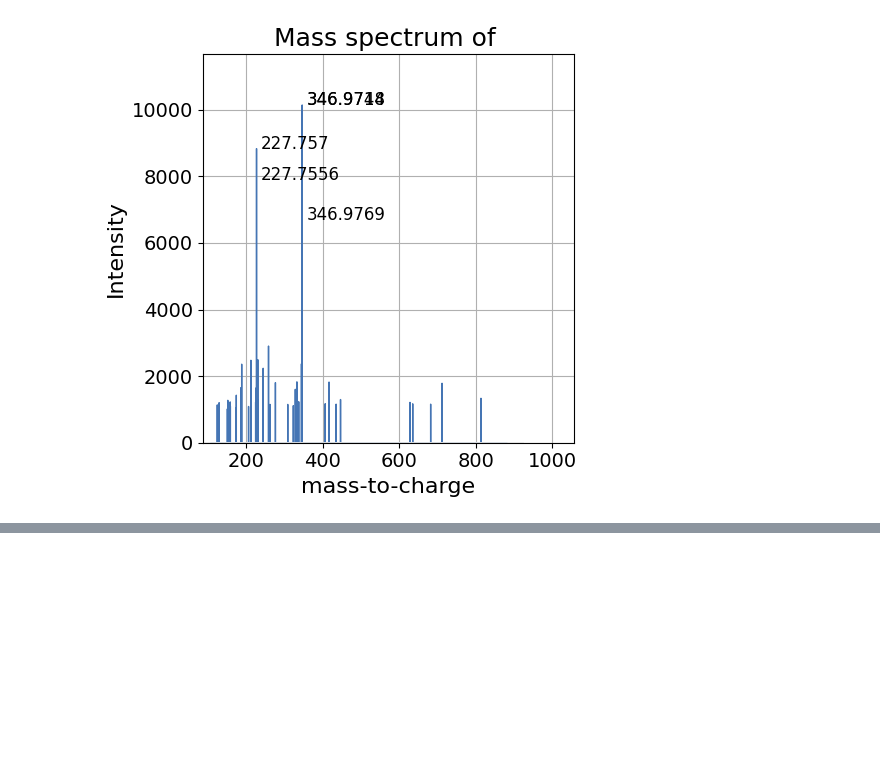
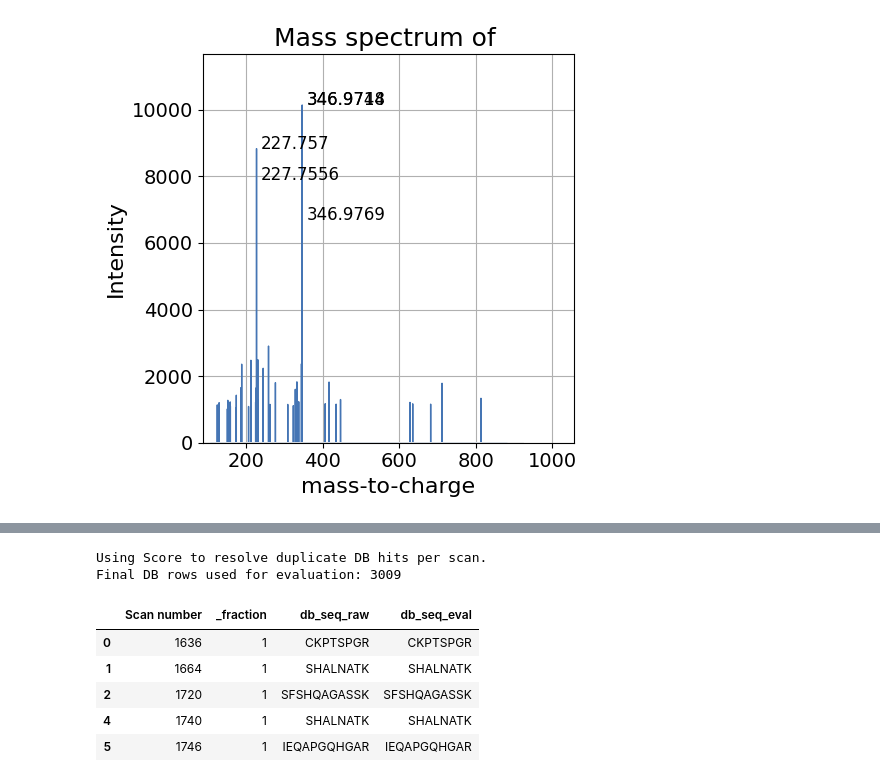
Before and after one commit to raunakpandey1/diffusion-peptide-sequencing, a Jupyter notebook: Peptide_Sequencing.ipynb, the cells around one changed output, grey strips where cells are left out. Cells and saved outputs as stored; diff of their text form; code cells hidden in the pictures; blank space fills up the shorter version.

```diff
--- a/Peptide_Sequencing.ipynb
+++ b/Peptide_Sequencing.ipynb
@@ -206,0 +400,66 @@ row_df.plot(
+# %%
+
+# Clean DB search results
+db_eval = db_combined.copy()
+
+
+db_eval = db_eval.dropna(subset=['Sequence'])
+db_eval = db_eval[db_eval['Sequence'].astype(str).str.strip() != '']
+
+# we will remove contaminants if such a column exists
+if 'Contaminant' in db_eval.columns:
+    contam = db_eval['Contaminant'].astype(str).str.strip().str.lower()
+    db_eval = db_eval[
+        contam.isin(['', 'nan', '0', 'false', 'no']) | db_eval['Contaminant'].isna()
+    ]
+
+# we will keep rank-1 hit if a rank column exists
+rank_candidates = ['Rank', 'Search Engine Rank', 'PSM Rank']
+for col in rank_candidates:
+    if col in db_eval.columns:
+        db_eval[col] = pd.to_numeric(db_eval[col], errors='coerce')
+        db_eval = db_eval[(db_eval[col].isna()) | (db_eval[col] == 1)]
+        print(f'Applied rank filter using column: {col}')
+        break
+
+# we will keep high-confidence IDs if a q-value / FDR column exists
+qval_candidates = ['Percolator q-Value', 'QValue', 'Q-value', 'q-value', 'FDR']
+for col in qval_candidates:
+    if col in db_eval.columns:
+        db_eval[col] = pd.to_numeric(db_eval[col], errors='coerce')
+        before = len(db_eval)
+        db_eval = db_eval[(db_eval[col].isna()) | (db_eval[col] <= 0.01)]
+        print(f'Applied confidence filter using {col} <= 0.01 | kept {len(db_eval)}/{before}')
+        break
+
+# we will Normalize DB peptide strings for fair comparison
+db_eval['db_seq_raw'] = db_eval['Sequence'].astype(str)
+db_eval['db_seq_eval'] = db_eval['db_seq_raw'].apply(normalize_for_unmodified_eval)
+
+# If same scan appears multiple times, keep the first after sorting by available score column
+score_candidates_desc = ['Hyperscore', 'Score', 'XCorr', 'Confidence']
+sort_cols = ['_fraction', 'Scan number']
+ascending = [True, True]
+
+for col in score_candidates_desc:
+    if col in db_eval.columns:
+        db_eval[col] = pd.to_numeric(db_eval[col], errors='coerce')
+        sort_cols.append(col)
+        ascending.append(False)
+        print(f'Using {col} to resolve duplicate DB hits per scan.')
+        break
+
+db_eval = db_eval.sort_values(sort_cols, ascending=ascending)
+db_eval = db_eval.drop_duplicates(subset=['_fraction', 'Scan number'], keep='first')
+
+print(f'Final DB rows used for evaluation: {len(db_eval)}')
+display(db_eval[['Scan number', '_fraction', 'db_seq_raw', 'db_seq_eval']].head(5))
+# %% [output]
+Using Score to resolve duplicate DB hits per scan.
+Final DB rows used for evaluation: 3009
+|  | Scan number | _fraction | db_seq_raw | db_seq_eval |
+| 0 | 1636 | 1 | CKPTSPGR | CKPTSPGR |
+| 1 | 1664 | 1 | SHALNATK | SHALNATK |
+| 2 | 1720 | 1 | SFSHQAGASSK | SFSHQAGASSK |
+| 4 | 1740 | 1 | SHALNATK | SHALNATK |
+| 5 | 1746 | 1 | IEQAPGQHGAR | IEQAPGQHGAR |
```
Also changed, not shown: parts of 25 cells of this notebook, 2 other files.
